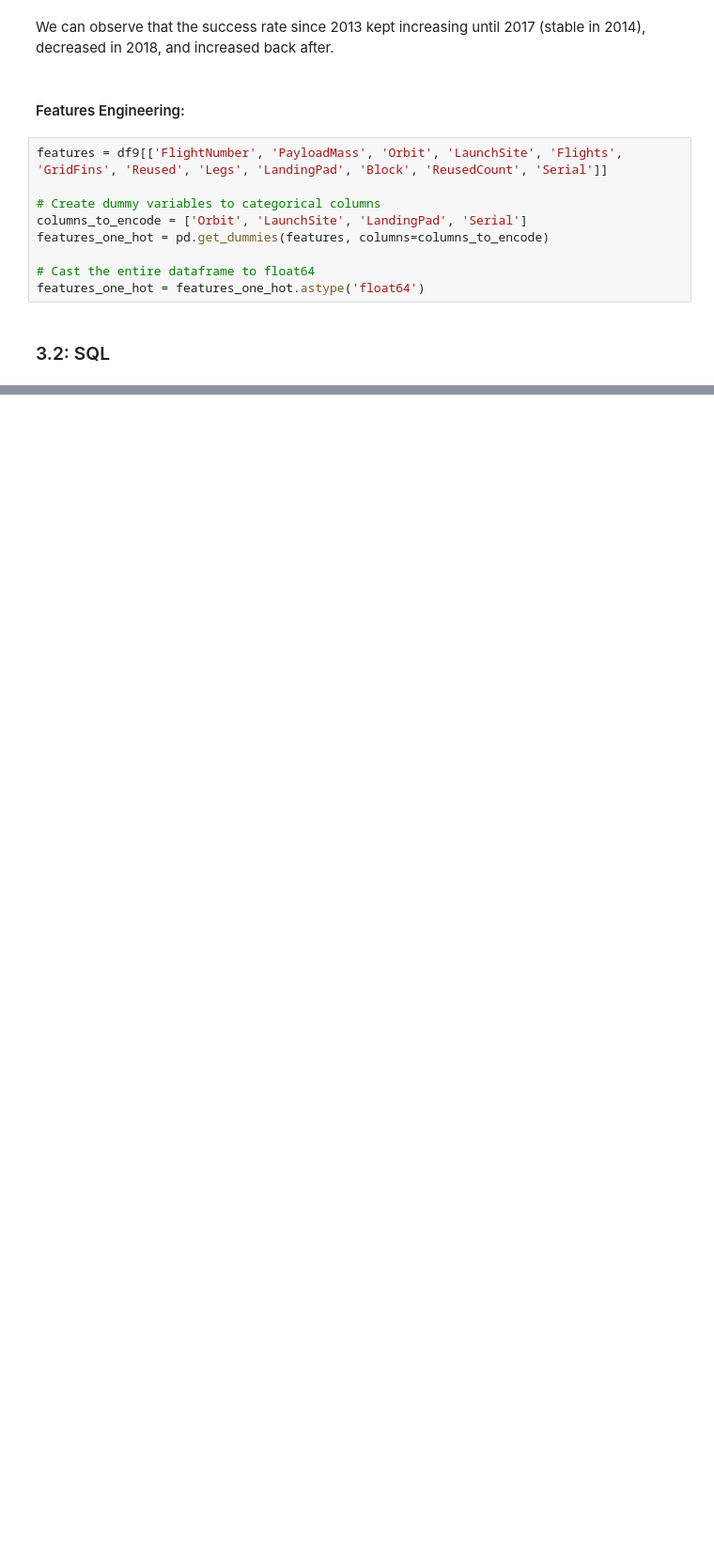
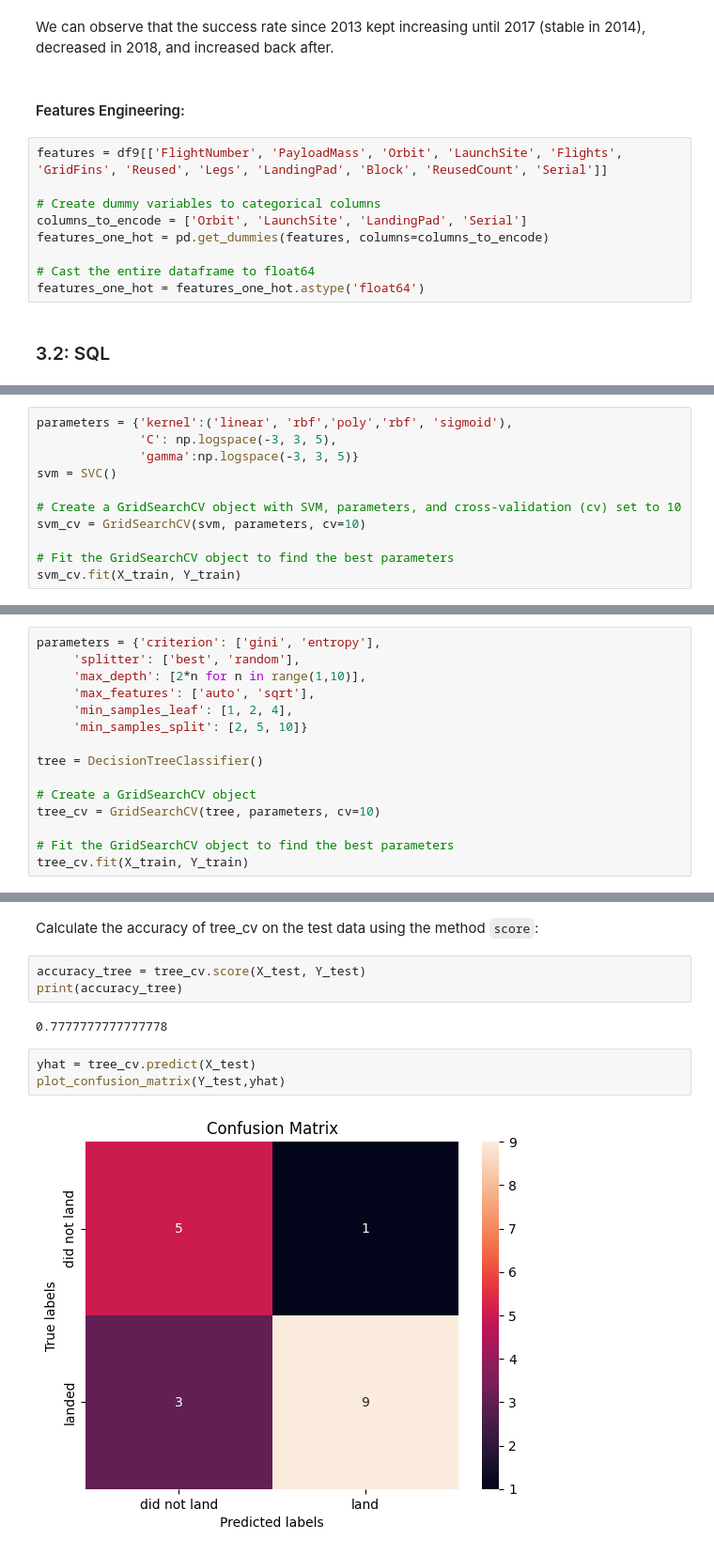
Before and after one commit to zoeduc-dataportfolio/zoeduc-dataportfolio, a Jupyter notebook: SpaceX Falcon 9 Landing Prediction/SpaceX Landing Prediction.ipynb, the cells around one changed output, grey strips where cells are left out. Shown at 94% size. Drawn from its saved outputs; the diff is of its cells as text; blank space fills up the shorter version.

```diff
--- a/SpaceX Falcon 9 Landing Prediction/SpaceX Landing Prediction.ipynb
+++ b/SpaceX Falcon 9 Landing Prediction/SpaceX Landing Prediction.ipynb
@@ -531,0 +888,11 @@ Connection info needed in SQLAlchemy format, example:
+# %%
+parameters = {'kernel':('linear', 'rbf','poly','rbf', 'sigmoid'),
+              'C': np.logspace(-3, 3, 5),
+              'gamma':np.logspace(-3, 3, 5)}
+svm = SVC()
+
+# Create a GridSearchCV object with SVM, parameters, and cross-validation (cv) set to 10
+svm_cv = GridSearchCV(svm, parameters, cv=10)
+
+# Fit the GridSearchCV object to find the best parameters
+svm_cv.fit(X_train, Y_train)
@@ -531,0 +912,15 @@ Connection info needed in SQLAlchemy format, example:
+# %%
+parameters = {'criterion': ['gini', 'entropy'],
+     'splitter': ['best', 'random'],
+     'max_depth': [2*n for n in range(1,10)],
+     'max_features': ['auto', 'sqrt'],
+     'min_samples_leaf': [1, 2, 4],
+     'min_samples_split': [2, 5, 10]}
+
+tree = DecisionTreeClassifier()
+
+# Create a GridSearchCV object
+tree_cv = GridSearchCV(tree, parameters, cv=10)
+
+# Fit the GridSearchCV object to find the best parameters
+tree_cv.fit(X_train, Y_train)
@@ -531,0 +941,12 @@ Connection info needed in SQLAlchemy format, example:
+# %% [markdown]
+Calculate the accuracy of tree_cv on the test data using the method <code>score</code>:
+# %%
+accuracy_tree = tree_cv.score(X_test, Y_test)
+print(accuracy_tree)
+# %% [output]
+0.7777777777777778
+# %%
+yhat = tree_cv.predict(X_test)
+plot_confusion_matrix(Y_test,yhat)
+# %% [output]
+[figure, added]
```
Also changed, not shown: parts of 65 cells of this notebook, 4 other files.
